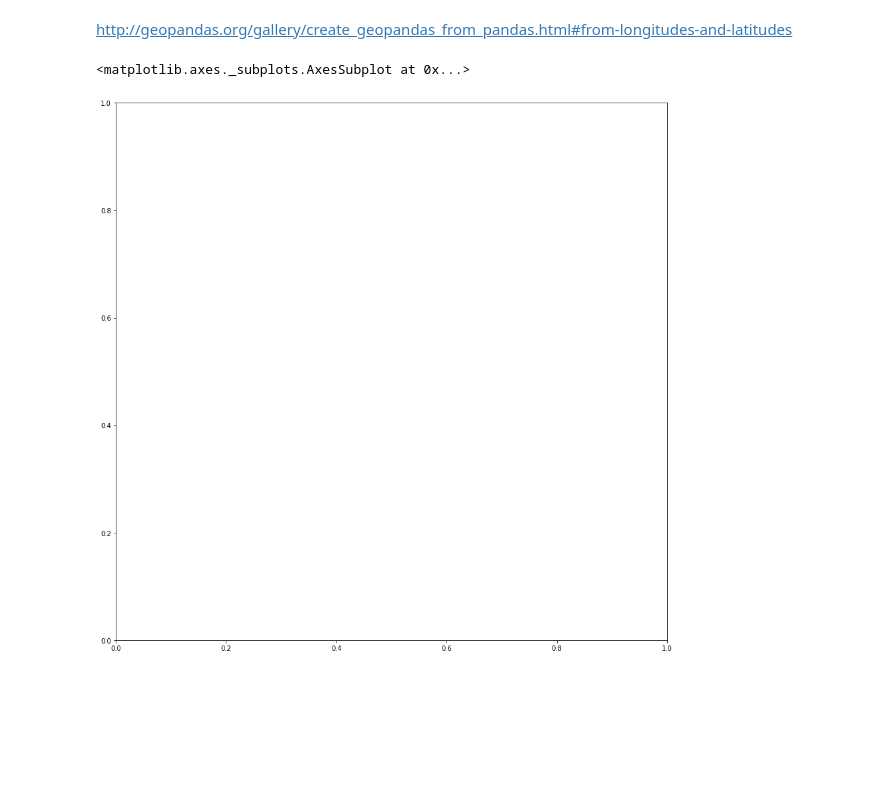
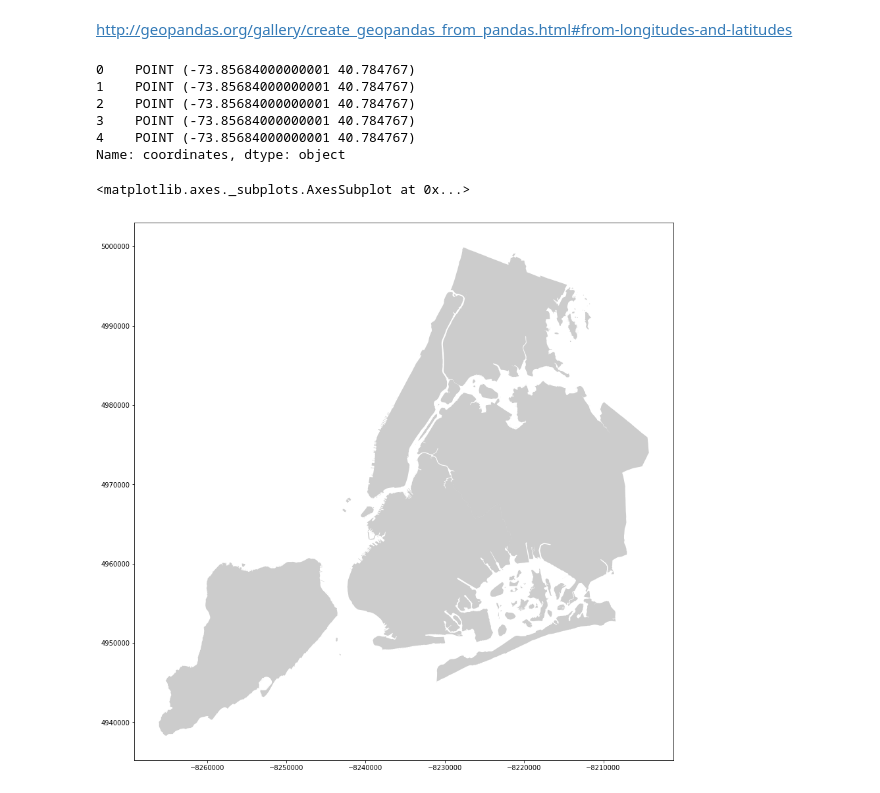
Before and after one commit to cseg-tech/heatseek_nycdb, a Jupyter notebook: Violations_and_Geography.ipynb, the cells around one changed output. Cells and saved outputs as stored; diff of their text form; code cells hidden in the pictures; blank space fills up the shorter version.

Commit message:
Implement plotting on map

```diff
--- a/Violations_and_Geography.ipynb
+++ b/Violations_and_Geography.ipynb
@@ -188,10 +188,19 @@ nyc_map.plot(ax=ax)
 [figure]
 # %% [markdown]
 http://geopandas.org/gallery/create_geopandas_from_pandas.html#from-longitudes-and-latitudes
+# %%
+gdf['coordinates'].head()
+# %% [output]
+0    POINT (-73.85684000000001 40.784767)
+1    POINT (-73.85684000000001 40.784767)
+2    POINT (-73.85684000000001 40.784767)
+3    POINT (-73.85684000000001 40.784767)
+4    POINT (-73.85684000000001 40.784767)
+Name: coordinates, dtype: object
 # %%
-fig.ax = plt.subplots(figsize=(15,15))
+fig, ax = plt.subplots(figsize=(15,15))
 nyc_map.plot(ax=ax, alpha=0.4, color='grey')
-gdf.plot(ax=ax, markersize=20, color='red', marker='o', label='violation')
+#gdf.plot(ax=ax, markersize=20, color='red', marker='o', label='violation')
 # %% [output]
 <matplotlib.axes._subplots.AxesSubplot at 0x...>
-[figure, old version]
+[figure, new version]
```
Also changed, not shown: parts of 10 cells of this notebook.
